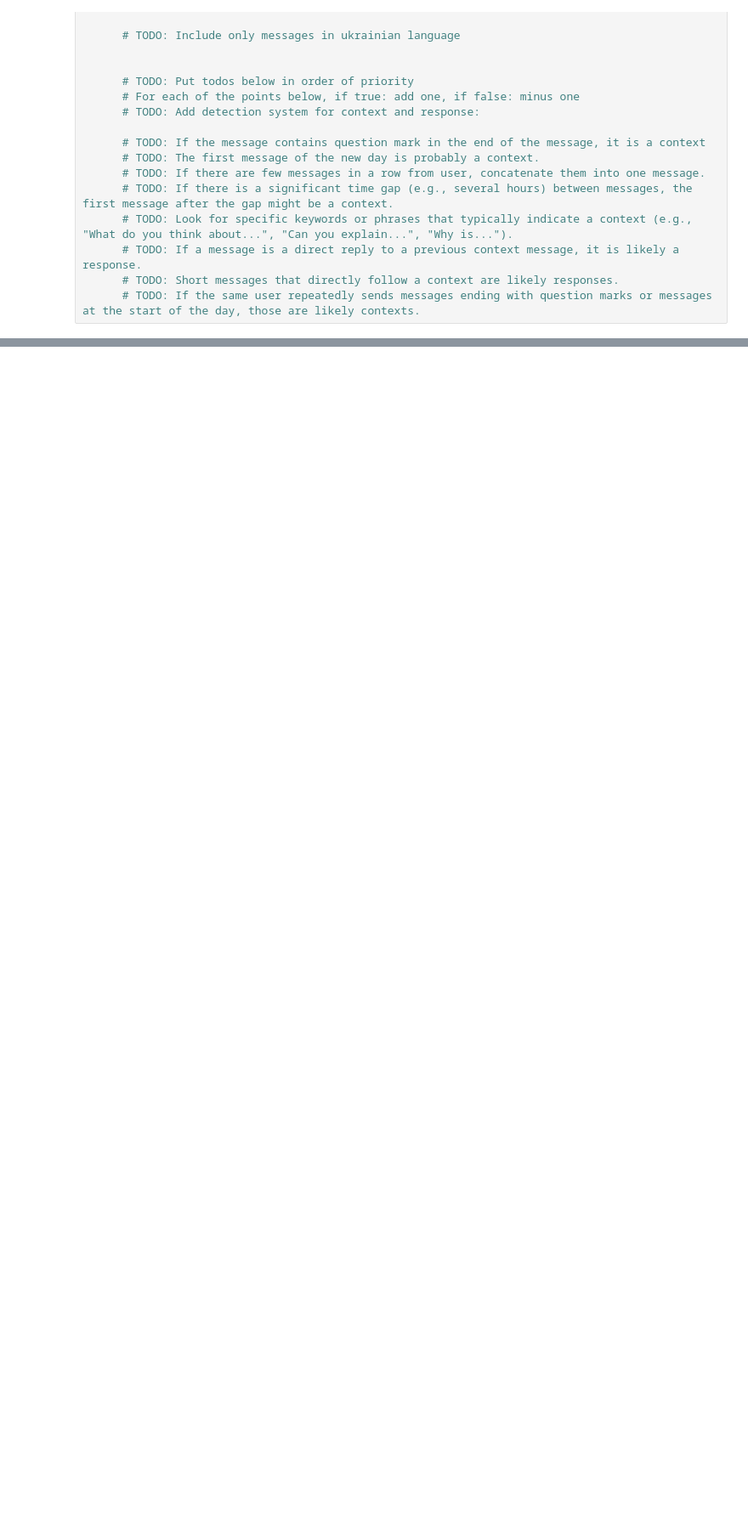
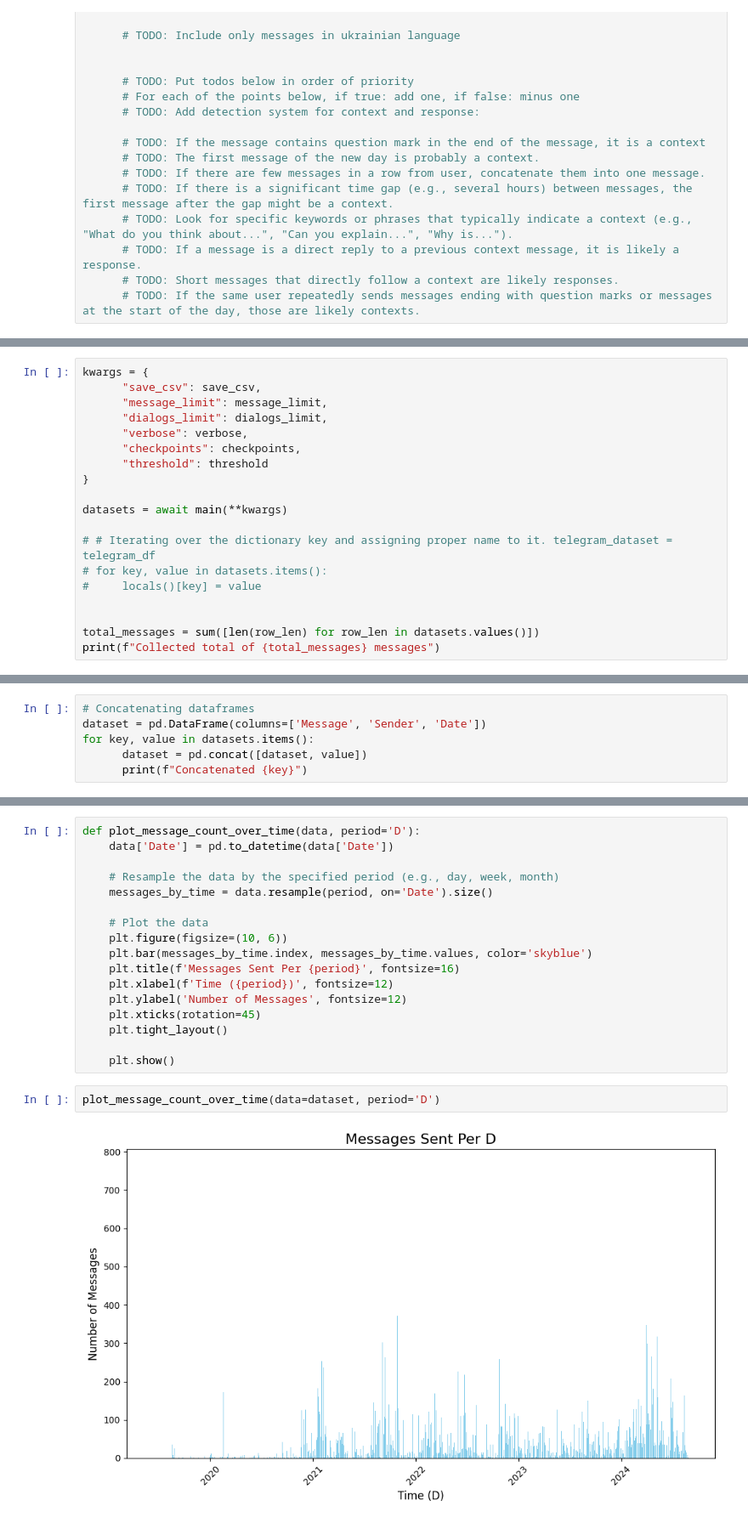
Before and after one commit to BohdanChuprynka/PersonaGPT, a Jupyter notebook: data_center.ipynb, the cells around one changed output, grey strips where cells are left out. Shown at 85% size. Cells and saved outputs as stored; diff of their text form; blank space fills up the shorter version.

Commit message:
Big update
Finished with parsers. Started work with data processing and visualization.
Started first concepts of future data.
Built few visualization plots for future investing
Fixed few small bugs.

```diff
--- a/data_center.ipynb
+++ b/data_center.ipynb
@@ -109,0 +107,19 @@ if __name__ == "__main__":
+# %%
+kwargs = {
+      "save_csv": save_csv,
+      "message_limit": message_limit,
+      "dialogs_limit": dialogs_limit,
+      "verbose": verbose,
+      "checkpoints": checkpoints,
+      "threshold": threshold
+}
+
+datasets = await main(**kwargs)
+
+# # Iterating over the dictionary key and assigning proper name to it. telegram_dataset = telegram_df
+# for key, value in datasets.items():
+#     locals()[key] = value
+
+
+total_messages = sum([len(row_len) for row_len in datasets.values()])
+print(f"Collected total of {total_messages} messages")
@@ -109,0 +146,6 @@ if __name__ == "__main__":
+# %%
+# Concatenating dataframes
+dataset = pd.DataFrame(columns=['Message', 'Sender', 'Date'])
+for key, value in datasets.items():
+      dataset = pd.concat([dataset, value])
+      print(f"Concatenated {key}")
@@ -109,0 +162,21 @@ if __name__ == "__main__":
+# %%
+def plot_message_count_over_time(data, period='D'):
+    data['Date'] = pd.to_datetime(data['Date'])
+
+    # Resample the data by the specified period (e.g., day, week, month)
+    messages_by_time = data.resample(period, on='Date').size()
+
+    # Plot the data
+    plt.figure(figsize=(10, 6))
+    plt.bar(messages_by_time.index, messages_by_time.values, color='skyblue')
+    plt.title(f'Messages Sent Per {period}', fontsize=16)
+    plt.xlabel(f'Time ({period})', fontsize=12)
+    plt.ylabel('Number of Messages', fontsize=12)
+    plt.xticks(rotation=45)
+    plt.tight_layout()
+
+    plt.show()
+# %%
+plot_message_count_over_time(data=dataset, period='D')
+# %% [output]
+[figure, added]
```
Also changed, not shown: parts of 15 cells of this notebook, 7 other files.
